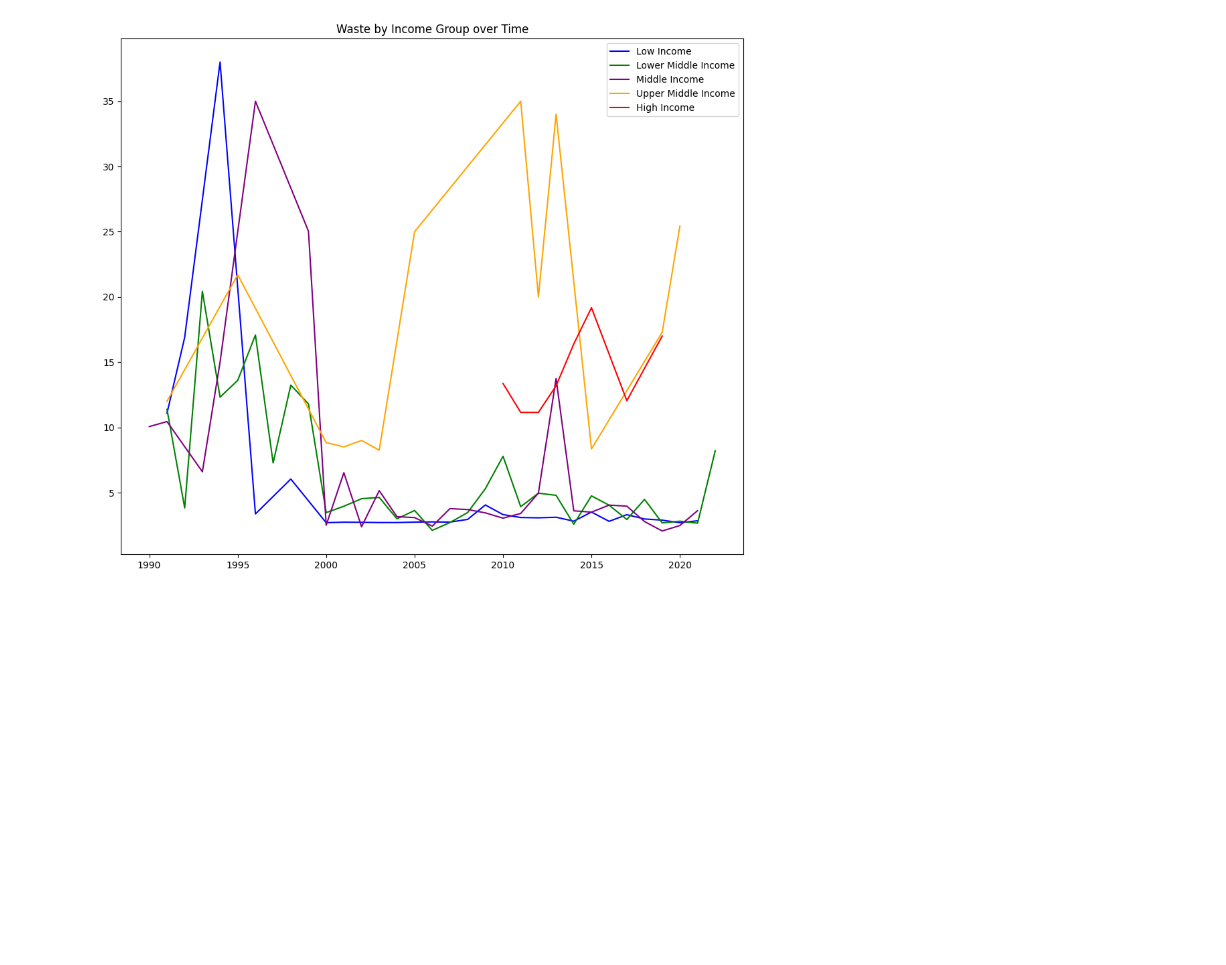
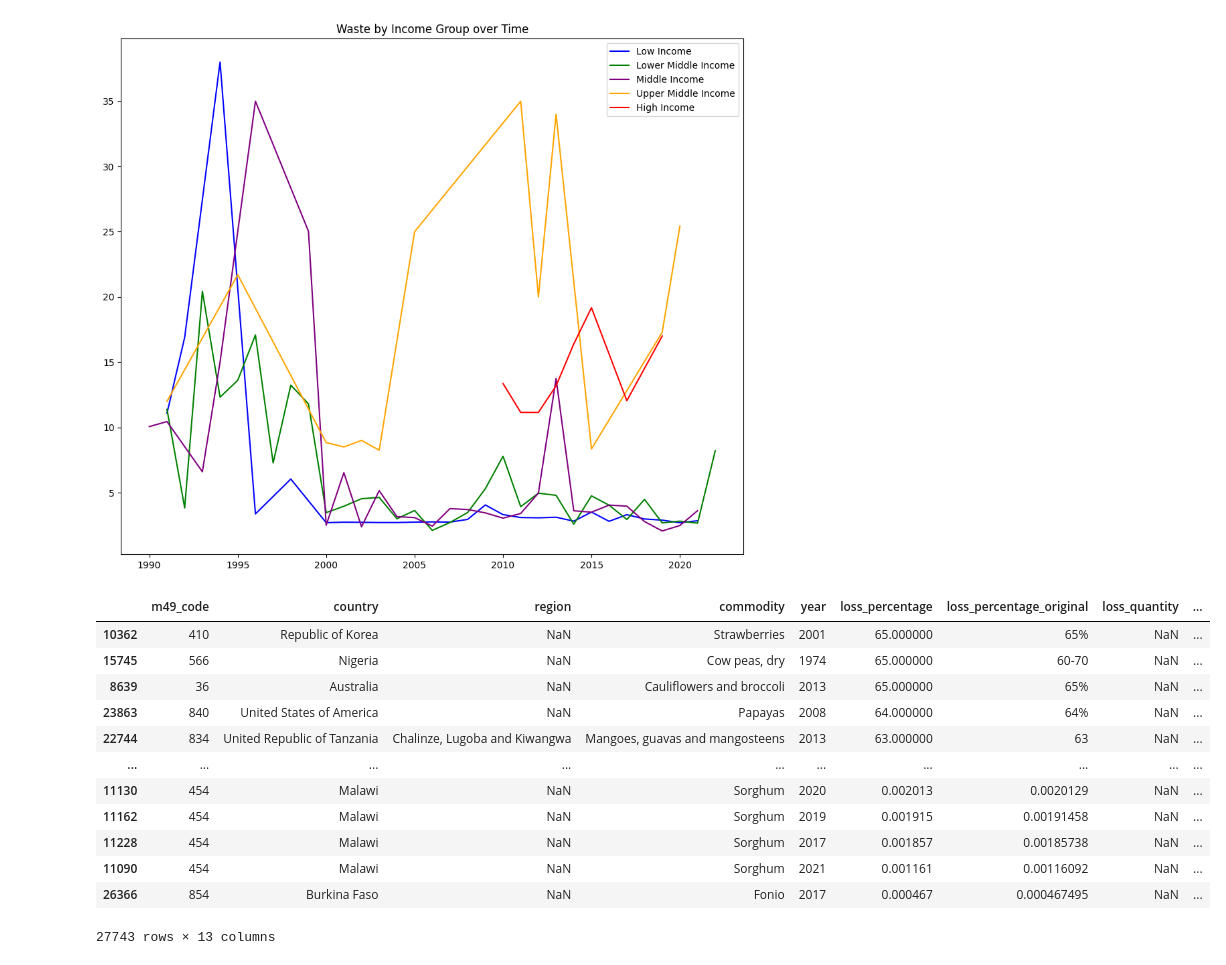
Before and after one commit to alanisrperez/food-waste-patterns, a Jupyter notebook: food-waste-tatyana.ipynb, the cells around one changed output. Saved outputs shown, nothing was run; the diff lists cells and outputs as text; code cells hidden in the pictures; blank space fills up the shorter version.

```diff
--- a/food-waste-tatyana.ipynb
+++ b/food-waste-tatyana.ipynb
@@ -650,3 +663,20 @@ plt.savefig("Visualizations/waste_by_class_over_time.png")
 plt.show()
 # %% [output]
 [figure]
+# %%
+top_countries = food_loss_clean.sort_values('loss_percentage', ascending = False)
+top_countries
+# %% [output]
+|  | m49_code | country | region | commodity | year | loss_percentage | loss_percentage_original | loss_quantity | ... |
+| 10362 | 410 | Republic of Korea | NaN | Strawberries | 2001 | 65.000000 | 65% | NaN | ... |
+| 15745 | 566 | Nigeria | NaN | Cow peas, dry | 1974 | 65.000000 | 60-70 | NaN | ... |
+| 8639 | 36 | Australia | NaN | Cauliflowers and broccoli | 2013 | 65.000000 | 65% | NaN | ... |
+| 23863 | 840 | United States of America | NaN | Papayas | 2008 | 64.000000 | 64% | NaN | ... |
+| 22744 | 834 | United Republic of Tanzania | Chalinze, Lugoba and Kiwangwa | Mangoes, guavas and mangosteens | 2013 | 63.000000 | 63 | NaN | ... |
+| ... | ... | ... | ... | ... | ... | ... | ... | ... | ... |
+| 11130 | 454 | Malawi | NaN | Sorghum | 2020 | 0.002013 | 0.0020129 | NaN | ... |
+| 11162 | 454 | Malawi | NaN | Sorghum | 2019 | 0.001915 | 0.00191458 | NaN | ... |
+| 11228 | 454 | Malawi | NaN | Sorghum | 2017 | 0.001857 | 0.00185738 | NaN | ... |
+| 11090 | 454 | Malawi | NaN | Sorghum | 2021 | 0.001161 | 0.00116092 | NaN | ... |
+| 26366 | 854 | Burkina Faso | NaN | Fonio | 2017 | 0.000467 | 0.000467495 | NaN | ... |
+27743 rows × 13 columns
```
Also changed, not shown: parts of 2 cells of this notebook, 2 other files.
